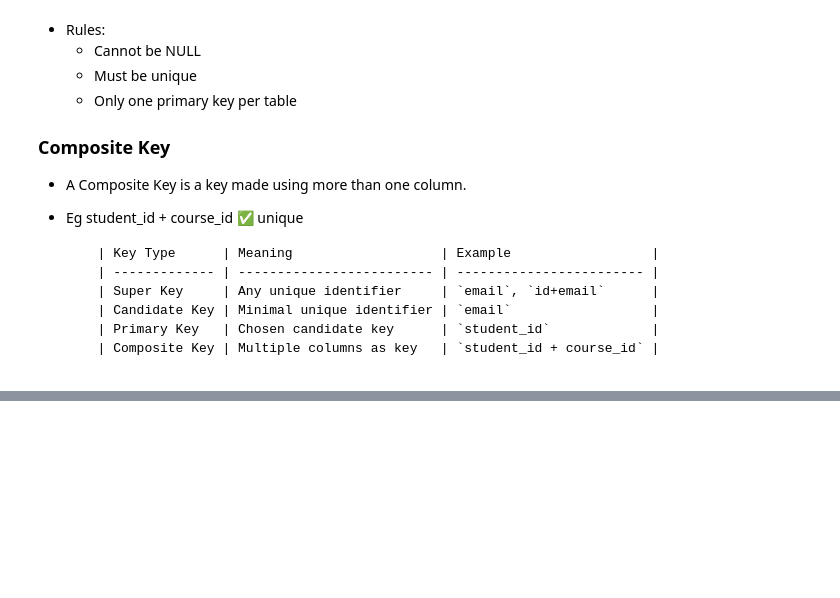
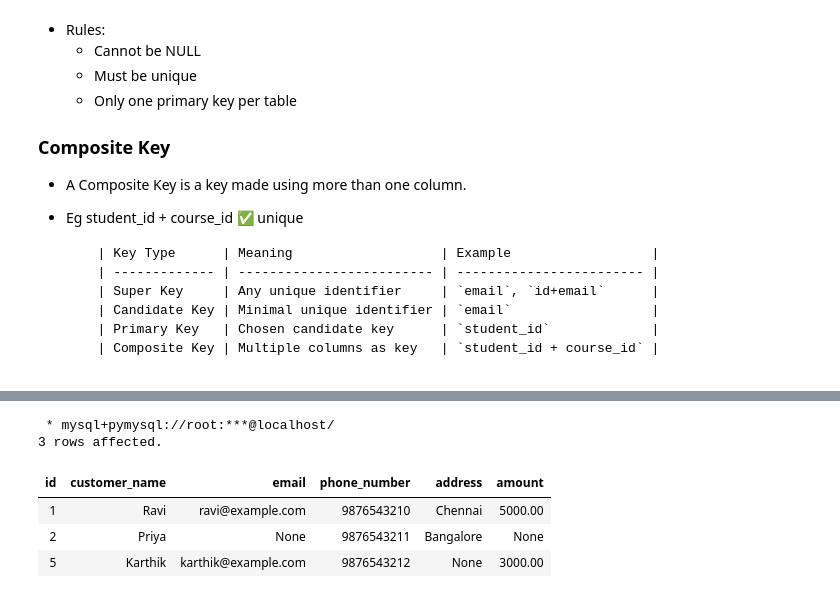
Before and after one commit to mdabucse/SQL, a Jupyter notebook: sql.ipynb, the cells around one changed output, grey strips where cells are left out. Cells and saved outputs as stored; diff of their text form; code cells hidden in the pictures; blank space fills up the shorter version.

```diff
--- a/sql.ipynb
+++ b/sql.ipynb
@@ -868,0 +1089,10 @@ select * from test;
+# %%
+%%sql
+select * from customerdata where phone_number is not NULL
+# %% [output]
+ * mysql+pymysql://root:***@localhost/
+3 rows affected.
+| id | customer_name | email | phone_number | address | amount |
+| 1 | Ravi | ravi@example.com | 9876543210 | Chennai | 5000.00 |
+| 2 | Priya | None | 9876543211 | Bangalore | None |
+| 5 | Karthik | karthik@example.com | 9876543212 | None | 3000.00 |
```
Also changed, not shown: parts of 35 cells of this notebook, 2 other files.
